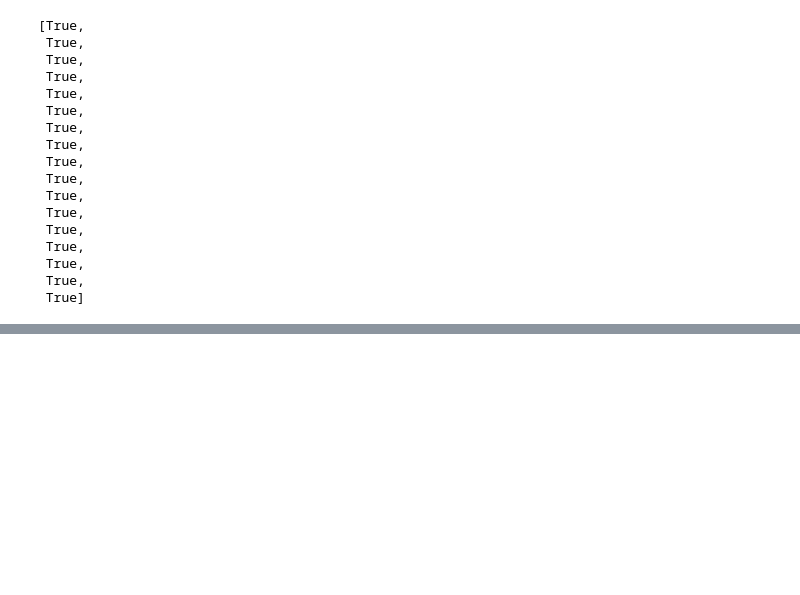
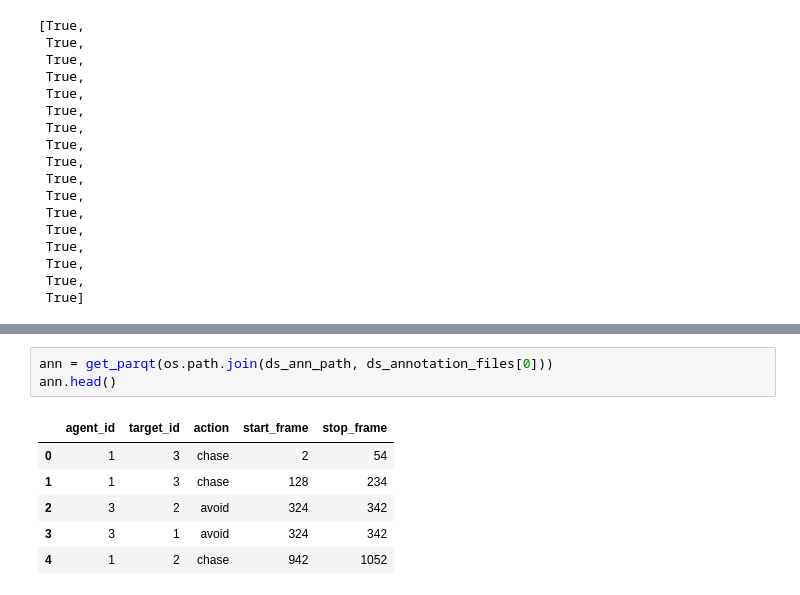
Before and after one commit to falsematrix/mabe, a Jupyter notebook: eda/eda.ipynb, the cells around one changed output, grey strips where cells are left out. Cells and saved outputs as stored; diff of their text form; blank space fills up the shorter version.

```diff
--- a/eda/eda.ipynb
+++ b/eda/eda.ipynb
@@ -676,0 +733,10 @@ grp_video_ids
+# %%
+ann = get_parqt(os.path.join(ds_ann_path, ds_annotation_files[0]))
+ann.head()
+# %% [output]
+|  | agent_id | target_id | action | start_frame | stop_frame |
+| 0 | 1 | 3 | chase | 2 | 54 |
+| 1 | 1 | 3 | chase | 128 | 234 |
+| 2 | 3 | 2 | avoid | 324 | 342 |
+| 3 | 3 | 1 | avoid | 324 | 342 |
+| 4 | 1 | 2 | chase | 942 | 1052 |
```
Also changed, not shown: parts of 13 cells of this notebook.
